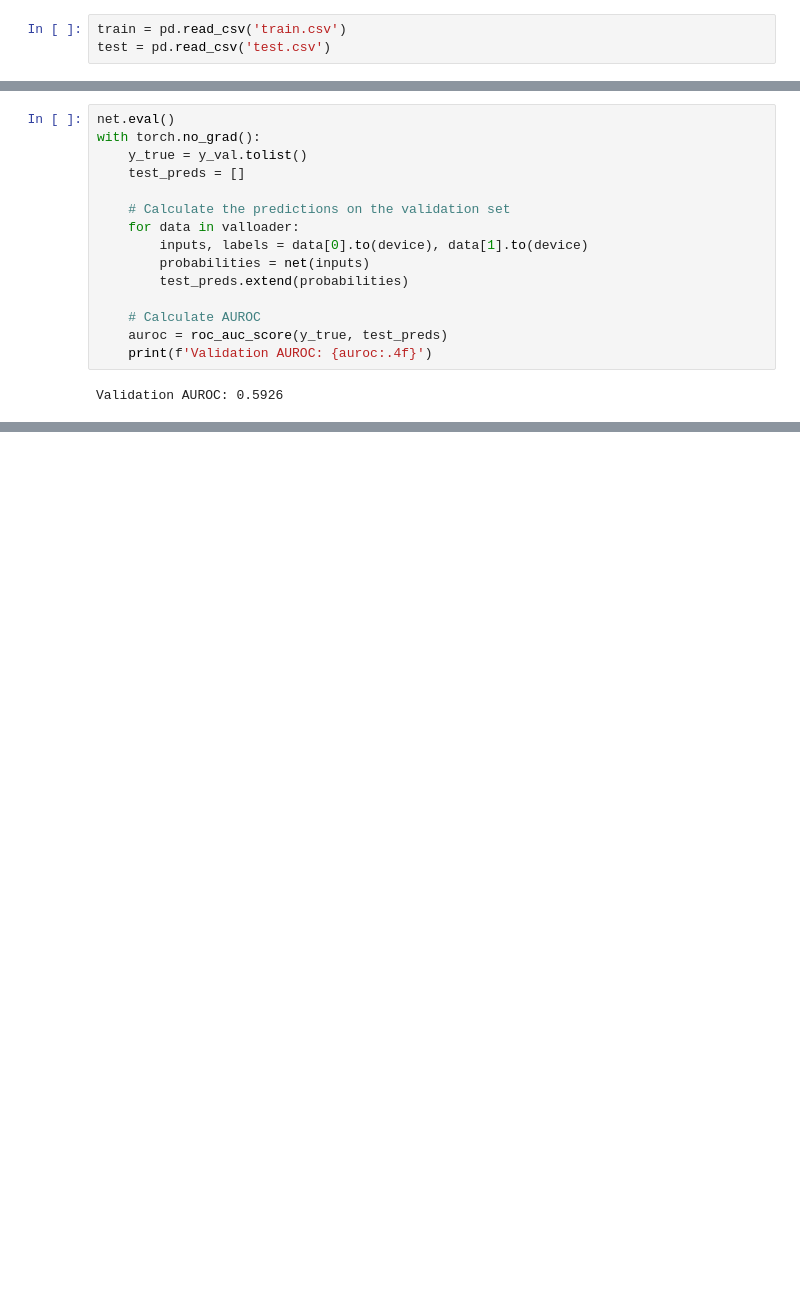
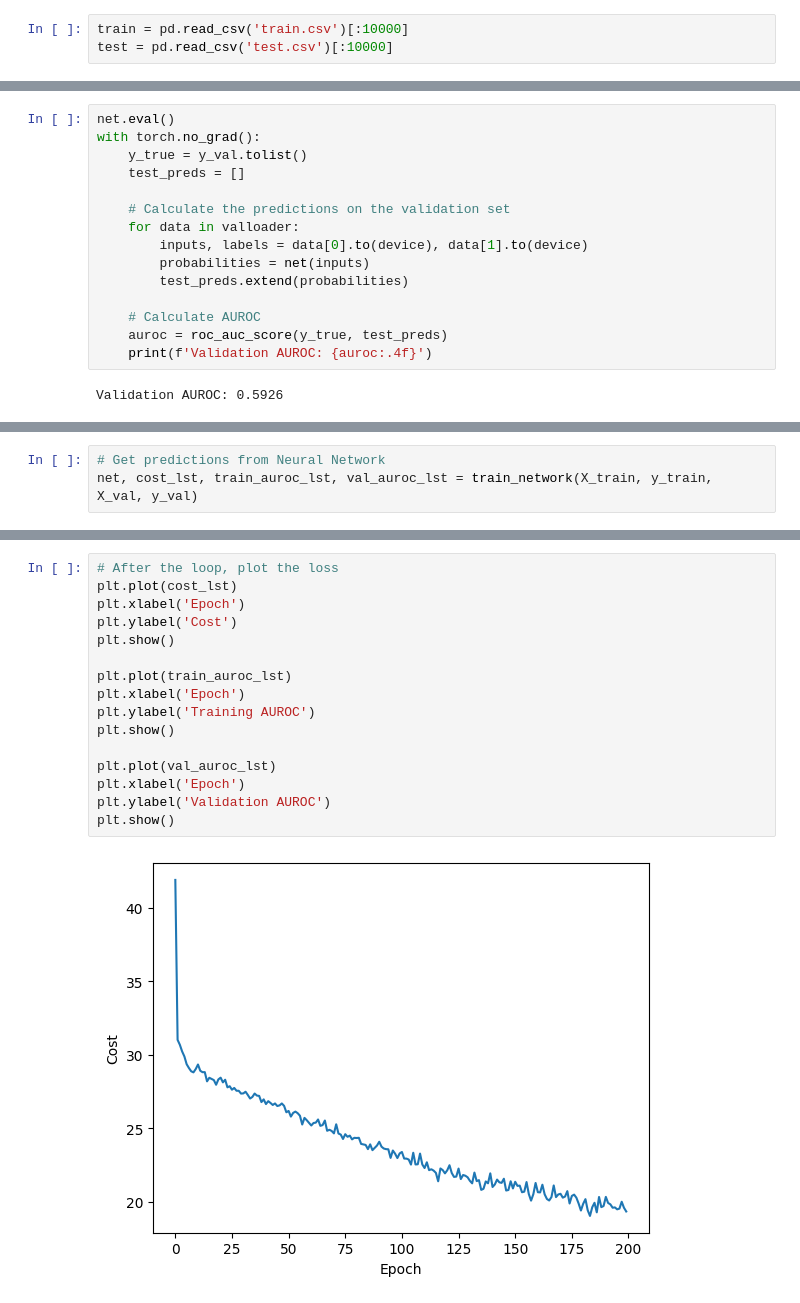
Before and after one commit to iaravagni/AIPI520_FinalProject, a Jupyter notebook: notebooks/experiment_sakshee.ipynb, the cells around one changed output, grey strips where cells are left out. Drawn from its saved outputs; the diff is of its cells as text; blank space fills up the shorter version.

```diff
--- a/notebooks/experiment_sakshee.ipynb
+++ b/notebooks/experiment_sakshee.ipynb
@@ -648,8 +673,8 @@ import torch.nn as nn
 import torch.optim as optim
 from torch.utils.data import TensorDataset
 # %%
-train = pd.read_csv('train.csv')
-test = pd.read_csv('test.csv')
+train = pd.read_csv('train.csv')[:10000]
+test = pd.read_csv('test.csv')[:10000]
 # %%
 # Prepare data
 X = train.drop(['label', 'user_id', 'merchant_id'], axis=1)
@@ -788,0 +959,3 @@ Validation AUROC: 0.5926
+# %%
+# Get predictions from Neural Network
+net, cost_lst, train_auroc_lst, val_auroc_lst = train_network(X_train, y_train, X_val, y_val)
@@ -788,0 +980,18 @@ Validation AUROC: 0.5926
+# %%
+# After the loop, plot the loss
+plt.plot(cost_lst)
+plt.xlabel('Epoch')
+plt.ylabel('Cost')
+plt.show()
+
+plt.plot(train_auroc_lst)
+plt.xlabel('Epoch')
+plt.ylabel('Training AUROC')
+plt.show()
+
+plt.plot(val_auroc_lst)
+plt.xlabel('Epoch')
+plt.ylabel('Validation AUROC')
+plt.show()
+# %% [output]
+[figure, added]
```
Also changed, not shown: parts of 6 cells of this notebook, 4 other files.
